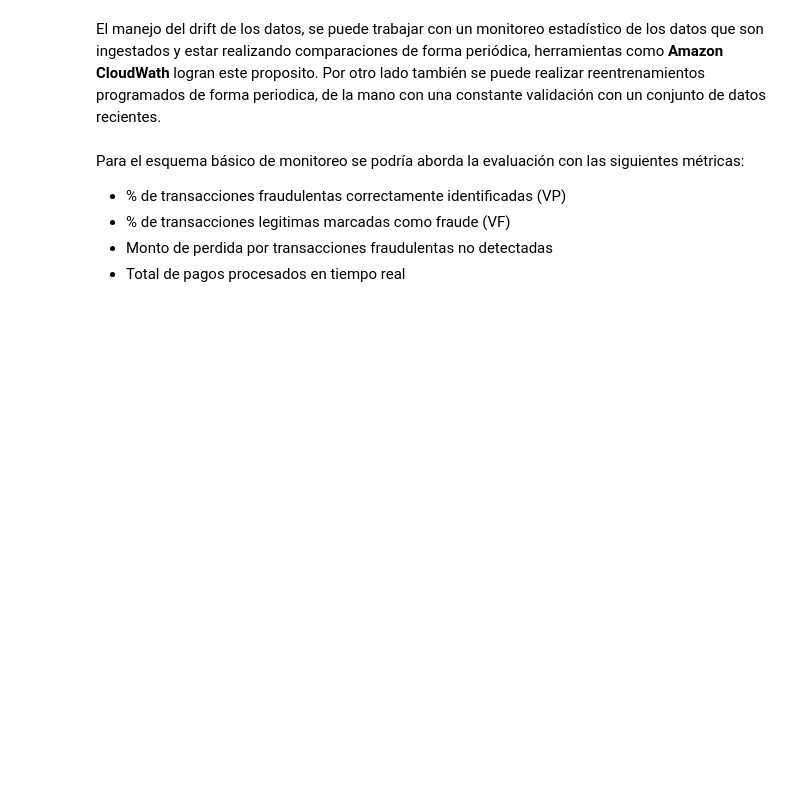
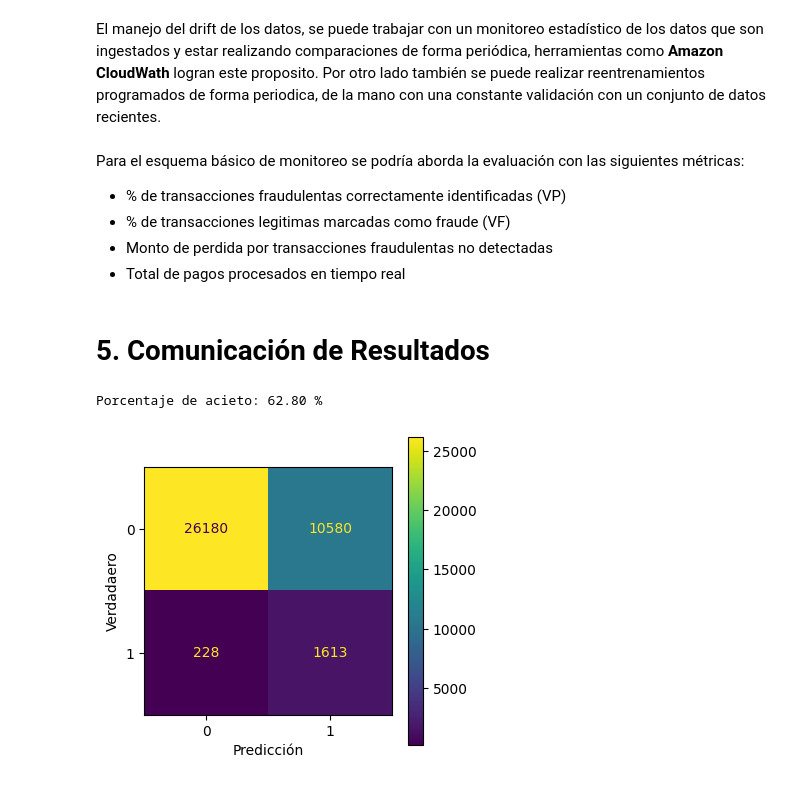
Before and after one commit to sagomeza1/pcun, a Jupyter notebook: nb.ipynb, the cells around one changed output. Saved outputs shown, nothing was run; the diff lists cells and outputs as text; code cells hidden in the pictures; blank space fills up the shorter version.

```diff
--- a/nb.ipynb
+++ b/nb.ipynb
@@ -639,3 +654,24 @@ Para el esquema básico de monitoreo se podría aborda la evaluación con las si
 - % de transacciones legitimas marcadas como fraude (VF)
 - Monto de perdida por transacciones fraudulentas no detectadas
 - Total de pagos procesados en tiempo real
+# %% [markdown]
+# 5. Comunicación de Resultados
+# %%
+y_predf = pipeline3.predict(X)
+# %%
+
+print(f"Porcentaje de acieto: {100 * pipeline2.score(X, y):.2f} %")
+# %% [output]
+Porcentaje de acieto: 62.80 %
+# %%
+cm = confusion_matrix(y_pred=y_predf, y_true=y)
+# %%
+fig , ax = plt.subplots(figsize = (4, 4))
+disp = ConfusionMatrixDisplay(confusion_matrix=cm)
+disp.plot(ax = ax)
+ax.set_xlabel("Predicción")
+ax.set_ylabel("Verdadaero")
+# ax.set_xticklabels([1, 0])
+plt.show()
+# %% [output]
+[figure, added]
```
Also changed, not shown: parts of 21 cells of this notebook.
